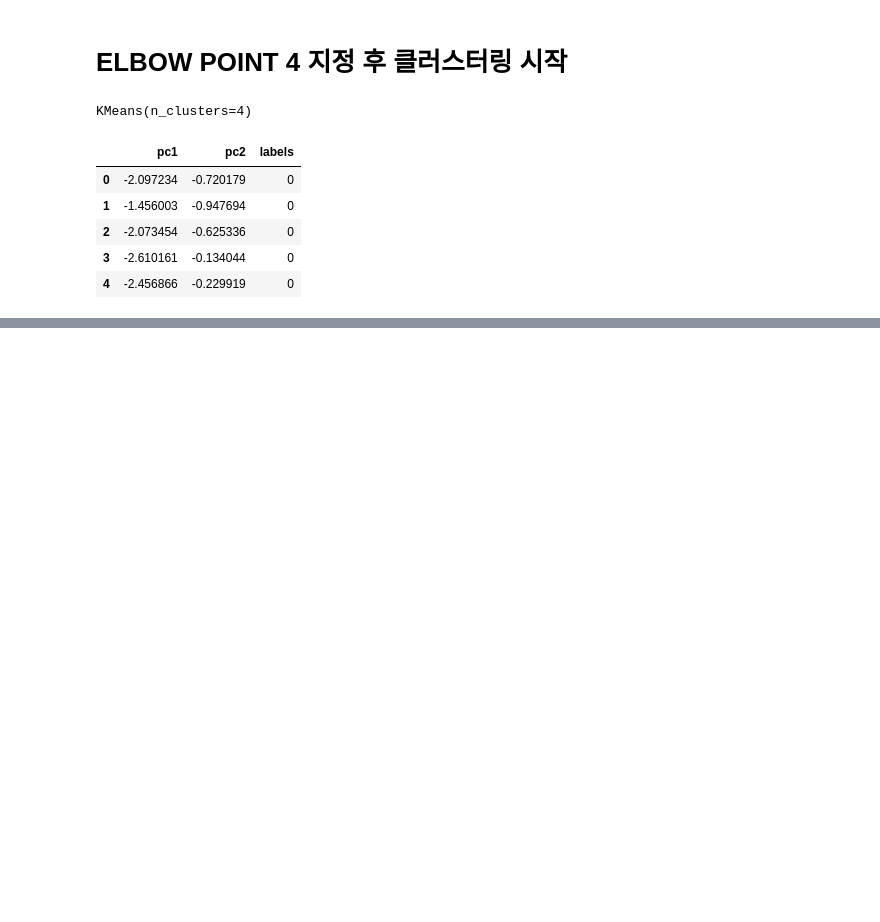
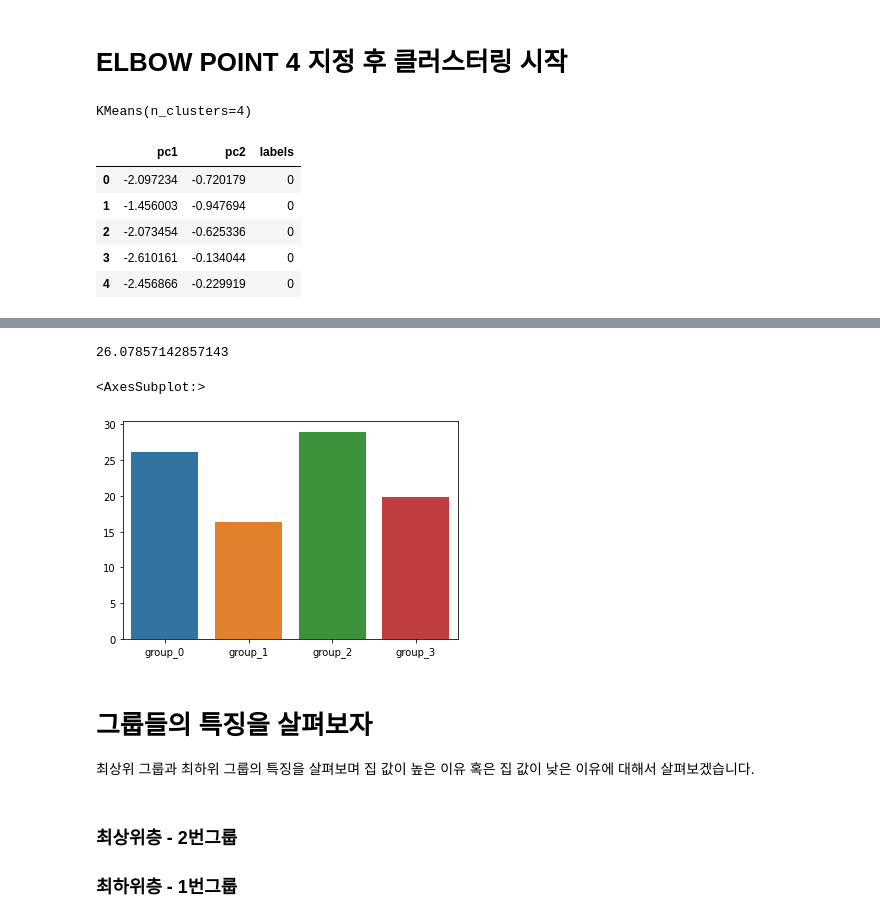
Before and after one commit to Jeong-Bin/Data-Analysis, a Jupyter notebook: 19_군집화(클러스터링) with K_means.ipynb, the cells around one changed output, grey strips where cells are left out. Saved outputs shown, nothing was run; the diff lists cells and outputs as text; code cells hidden in the pictures; blank space fills up the shorter version.

```diff
--- a/19_군집화(클러스터링) with K_means.ipynb
+++ b/19_군집화(클러스터링) with K_means.ipynb
@@ -140,0 +147,4 @@ sns.scatterplot(data = data2, x = 'pc1', y = 'pc2', hue = 'labels')
+# %%
+# 맨 처음 떼어 두었던 medv 컬럼을 추가합니다.
+data2['medv'] = medv
+data2.head()
@@ -140,0 +158,25 @@ sns.scatterplot(data = data2, x = 'pc1', y = 'pc2', hue = 'labels')
+# %%
+# 먼저 label이 0인 것들의 평균 집값 보기
+data2[data2['labels']==0]['medv'].mean()
+# data2에서 [lavels가 0인 것들의] 집값.평균()
+# %% [output]
+26.07857142857143
+# %%
+# 시각화를 위해 각 그룹별 medv값을 따로 변수로 생성.
+medv_0 = data2[data2['labels']==0]['medv'].mean()
+medv_1 = data2[data2['labels']==1]['medv'].mean()
+medv_2 = data2[data2['labels']==2]['medv'].mean()
+medv_3 = data2[data2['labels']==3]['medv'].mean()
+# %%
+# 주의! 모든 과정을 똑같이 하였어도 kmeans의 기본 중심값 설정은 '랜덤'임을 잊지 말 것
+sns.barplot(x = ['group_0', 'group_1', 'group_2', 'group_3'], y = [medv_0, medv_1, medv_2, medv_3])
+# %% [output]
+<AxesSubplot:>
+[figure, added]
+# %% [markdown]
+# 그룹들의 특징을 살펴보자
+
+최상위 그룹과 최하위 그룹의 특징을 살펴보며 집 값이 높은 이유 혹은 집 값이 낮은 이유에 대해서 살펴보겠습니다.
+# %% [markdown]
+### 최상위층 - 2번그룹
+### 최하위층 - 1번그룹
```
Also changed, not shown: parts of 14 cells of this notebook.
